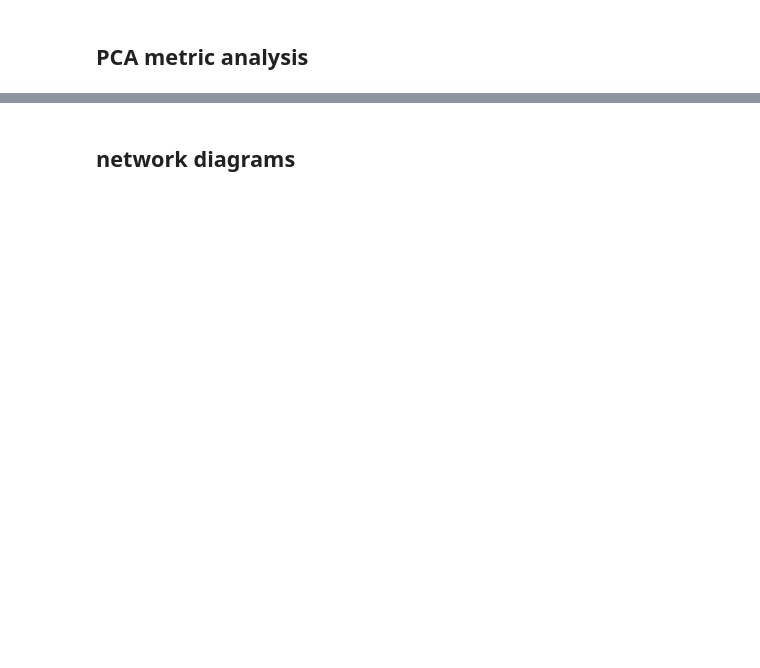
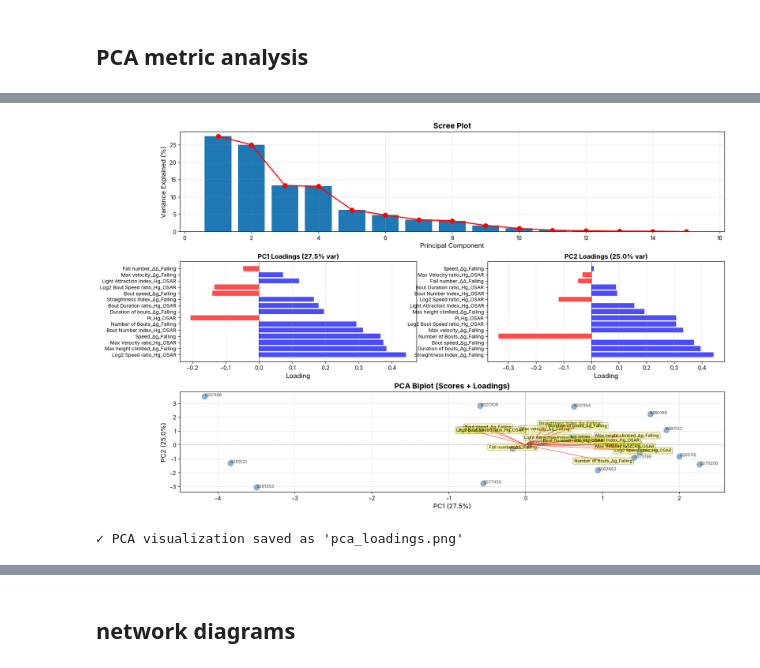
Before and after one commit to lnicole08/OSAR-Nicole-version, a Jupyter notebook: Falling-OSAR Clusteringrelated.ipynb, the cells around one changed output, grey strips where cells are left out. Drawn from its saved outputs; the diff is of its cells as text; code cells hidden in the pictures; blank space fills up the shorter version.

```diff
--- a/Falling-OSAR Clusteringrelated.ipynb
+++ b/Falling-OSAR Clusteringrelated.ipynb
@@ -746,27 +918,0 @@ plot_data
-# %%
-#assigning clusters
-plot_data = data_with_clusters[[metric_for_hedges, 'Cluster']].copy()
-plot_data['Cluster'] = plot_data['Cluster'].astype(str)
-
-# Get unique clusters
-clusters = sorted(plot_data['Cluster'].unique())
-
-comparisons = []
-for i in range(len(clusters)-1):
-    comparisons.append((clusters[i], clusters[i+1]))
-
-    dabest_obj = dabest.load(data=plot_data, x='Cluster', y=metric_for_hedges,idx=comparisons)
-
-    dabest_obj.hedges_g.plot();
-
-    # Plot
-    # fig = hedges_results.plot(fig_size=(12, 7))
-    # fig.suptitle(f"Pairwise Hedges' g Comparison: {metric_for_hedges}",
-    #             fontsize=16, fontweight='bold', y=1.02)
-    # plt.tight_layout()
-    # plt.savefig(f'pairwise_hedges_{metric_for_hedges}.png', dpi=300, bbox_inches='tight')
-    # plt.show()
-
-    # print(f"\n✓ Pairwise Hedges' g plot saved as 'pairwise_hedges_{metric_for_hedges}.png'")
-    # print(f"\nHedges' g results for {metric_for_hedges}:")
-    # print(hedges_results)
@@ -777,7 +921,7 @@ ZeroDivisionError: division by zero
 # %%
 # Standardize data
 scaler = StandardScaler()
-data_scaled = scaler.fit_transform(data)
+data_scaled = scaler.fit_transform(df_nt_dendogram)
 
 # Perform PCA
 pca = PCA()
@@ -787,7 +931,7 @@ pca_result = pca.fit_transform(data_scaled)
 loadings = pd.DataFrame(
     pca.components_.T,
     columns=[f'PC{i+1}' for i in range(len(pca.components_))],
-    index=data.columns
+    index=df_nt_dendogram.columns
 )
 
 # Print variance explained
@@ -799,5 +943,4 @@ for i, var in enumerate(pca.explained_variance_ratio_[:5]):
 print(f"\nCumulative (PC1+PC2): {sum(pca.explained_variance_ratio_[:2])*100:.2f}%")
 
 # Save loadings
-loadings.to_csv('pca_loadings.csv')
-print("\n✓ PCA loadings saved as 'pca_loadings.csv'")
+# loadings.to_csv('pca_loadings.csv')
@@ -843,35 +997,38 @@ ax3.axvline(x=0, color='black', linestyle='-', linewidth=0.5)
 ax3.grid(True, alpha=0.3, axis='x')
 
 # 4. Biplot
 ax4 = fig.add_subplot(gs[2, :])
 
 # Plot scores
 ax4.scatter(pca_result[:, 0], pca_result[:, 1], alpha=0.6, s=100, c='steelblue')
 
 # Add MBON labels
-for i, mbon in enumerate(data.index):
+for i, mbon in enumerate(df_nt_dendogram.index):
     ax4.annotate(mbon, (pca_result[i, 0], pca_result[i, 1]),
                 fontsize=8, alpha=0.7)
 
 # Plot loading vectors
 scale = 3
-for i, metric in enumerate(data.columns):
+for i, metric in enumerate(df_nt_dendogram.columns):
     ax4.arrow(0, 0, loadings.iloc[i, 0]*scale, loadings.iloc[i, 1]*scale,
              head_width=0.1, head_length=0.1, fc='red', ec='red', alpha=0.5)
     ax4.text(loadings.iloc[i, 0]*scale*1.15, loadings.iloc[i, 1]*scale*1.15,
             metric, fontsize=8, ha='center', va='center',
             bbox=dict(boxstyle='round,pad=0.3', facecolor='yellow', alpha=0.3))
 
 ax4.set_xlabel(f'PC1 ({pca.explained_variance_ratio_[0]*100:.1f}%)', fontsize=12)
 ax4.set_ylabel(f'PC2 ({pca.explained_variance_ratio_[1]*100:.1f}%)', fontsize=12)
 ax4.set_title('PCA Biplot (Scores + Loadings)', fontsize=14, fontweight='bold')
 ax4.axhline(y=0, color='k', linestyle='--', linewidth=0.5, alpha=0.5)
 ax4.axvline(x=0, color='k', linestyle='--', linewidth=0.5, alpha=0.5)
 ax4.grid(True, alpha=0.3)
 
 plt.show()
 
 print("\n✓ PCA visualization saved as 'pca_loadings.png'")
+# %% [output]
+[figure, added]
+✓ PCA visualization saved as 'pca_loadings.png'
 # %%
 print("="*60)
 print("TOP LOADINGS (by absolute value)")
```
Also changed, not shown: parts of 29 cells of this notebook, 3 other files.
